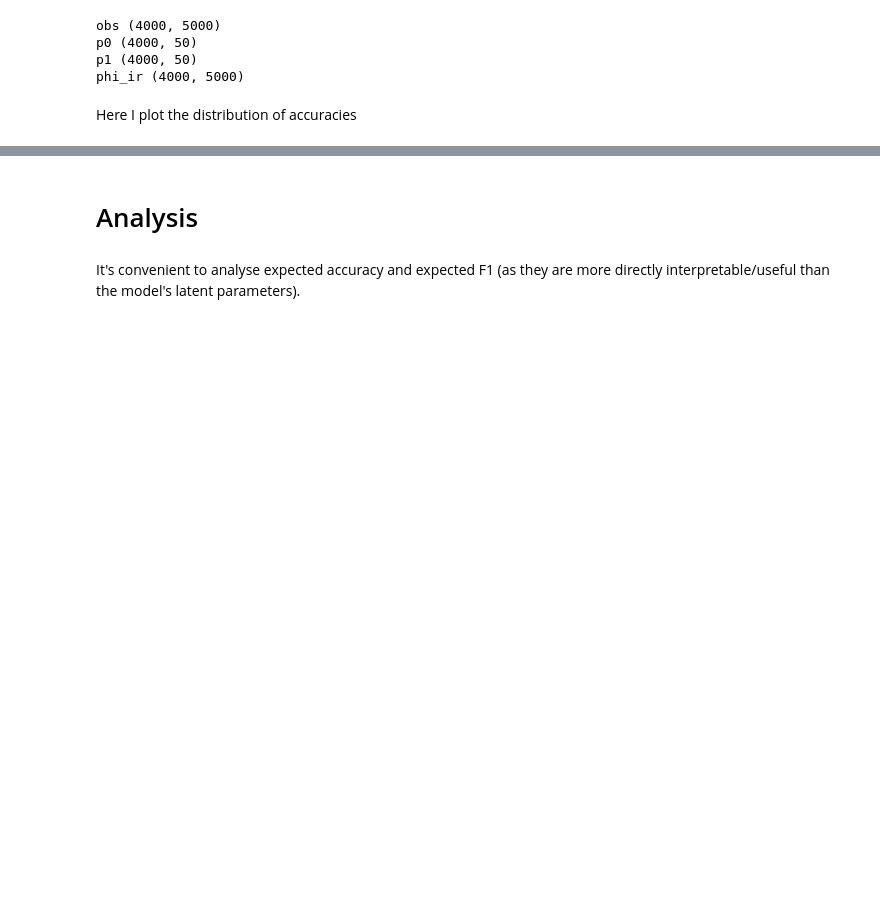
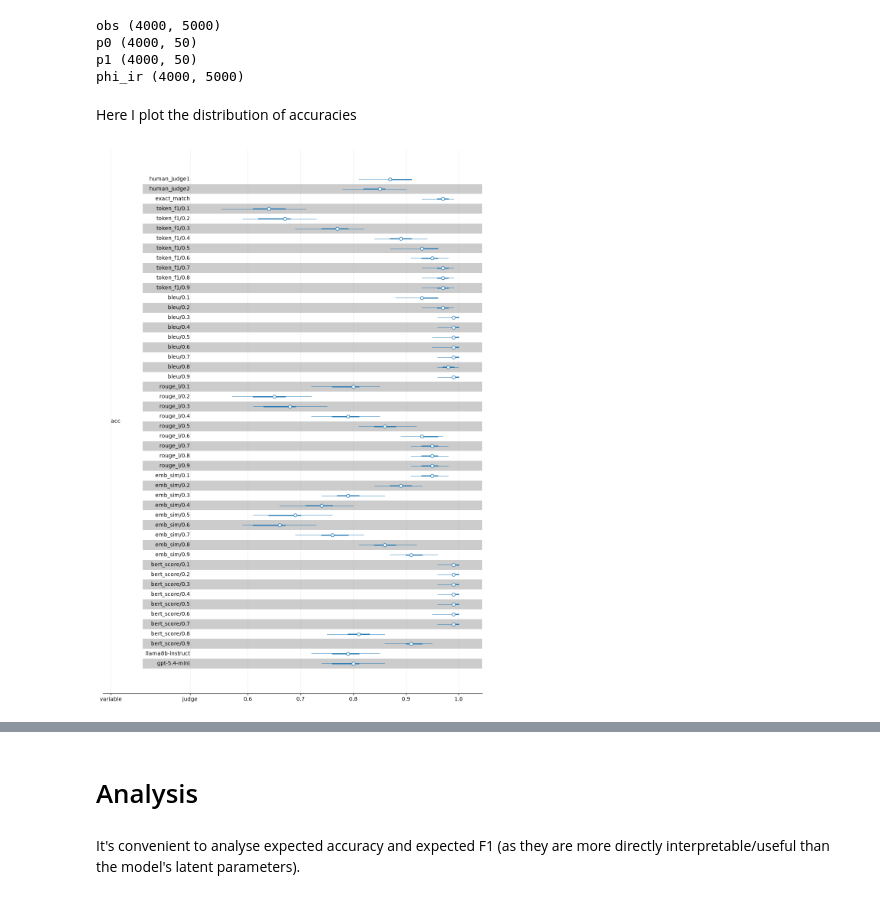
Before and after one commit to probabll/buqeval, a Jupyter notebook: BDA-F1.ipynb, the cells around one changed output, grey strips where cells are left out. Drawn from its saved outputs; the diff is of its cells as text; code cells hidden in the pictures; blank space fills up the shorter version.

```diff
--- a/BDA-F1.ipynb
+++ b/BDA-F1.ipynb
@@ -441,12 +451,14 @@ pred_samples = predictive(
     random.PRNGKey(1),
     rater_idx=data.R,
     item_idx=data.I,
-    oracle=np.array([rater.startswith('human_judge') for rater in data.raters]),
+    oracle=oracle_flags,
     num_items=data.num_items,
     num_raters=data.num_raters,
     y_obs=None,
     mask=None,
-    idealized=np.array([rater.startswith('human_judge1') for rater in data.raters]),
+    idealized=idealized_flags,
+    O1=O1,
+    O0=O0,
     item_prior=item_prior,
     oracle_prior=oracle_prior,
     nonoracle_prior=nonoracle_prior,
@@ -461,3 +473,12 @@ p1 (4000, 50)
 phi_ir (4000, 5000)
 # %% [markdown]
 Here I plot the distribution of accuracies
+# %%
+pred_dict = {'acc': []}
+for rid, rname in enumerate(data.raters):
+    predaccs = (pred_samples['obs'][:,data.R==rid] == data.Y[data.R==rid]).mean(-1)
+    pred_dict['acc'].append(predaccs)
+    # _ = plt.hist(predaccs, label=sname, alpha=0.5)
+    # print(sname, predaccs.mean(), predaccs.std())
+    # _ = plt.xlabel("Predictive accuracy")
+# _ = plt.legend()
@@ -463,0 +491,26 @@ Here I plot the distribution of accuracies
+# %%
+pred_data = az.from_dict(
+    {
+        'posterior': {'acc': np.stack(pred_dict['acc'], -1).reshape(num_chains, num_samples, -1)}
+    },
+    dims={
+        'acc': ['judge'],
+    },
+    coords={
+        "judge": data.raters,
+    },
+)
+_ = az.plot_forest(
+    pred_data,
+    var_names=['acc'],
+    combined=True,
+    shade_label='judge',
+    point_estimate="median",
+    ci_kind='hdi',
+    ci_probs=(0.5, 0.9),
+)
+# _ = plt.title("Posterior Predictive Accuracy")
+# _ = plt.tight_layout()
+plt.savefig(f'inferences/{experiment}.predictive-acc-all.pdf')
+# %% [output]
+[figure, added]
```
Also changed, not shown: parts of 22 cells of this notebook, 5 other files.
